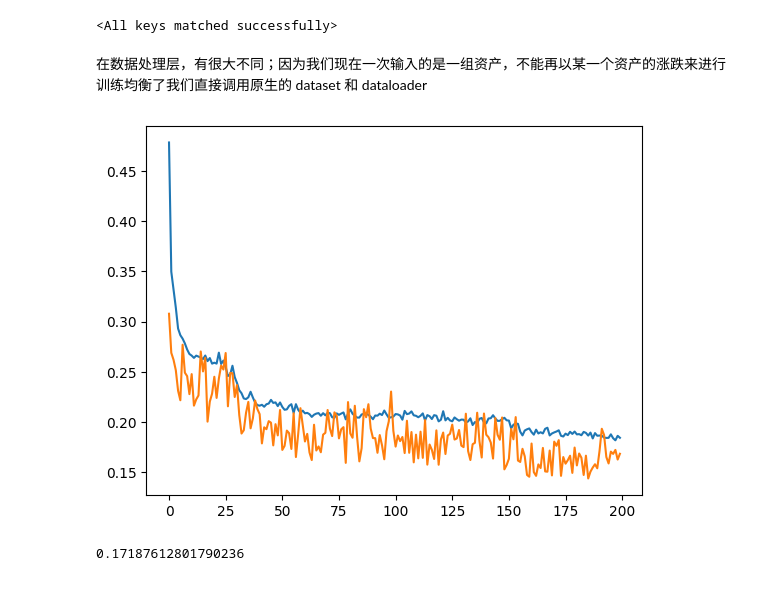
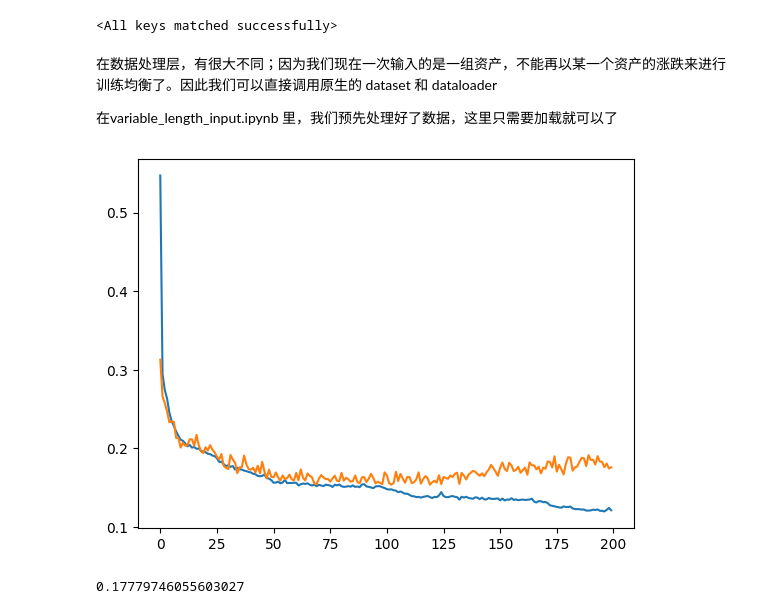
Before and after one commit to FerdinandEoverm/Index_Future_Prediction, a Jupyter notebook: Spatio-Temporal Transformer/spatio-temporal_transformer.ipynb, the cells around one changed output. Saved outputs shown, nothing was run; the diff lists cells and outputs as text; code cells hidden in the pictures.

```diff
--- a/Spatio-Temporal Transformer/spatio-temporal_transformer.ipynb
+++ b/Spatio-Temporal Transformer/spatio-temporal_transformer.ipynb
@@ -227,10 +161,10 @@ class Panel_Transformer_Backbone(nn.Module):
         self.temporal_embedding = TemporalEmbedding(dim_embedding = dim_temporal_embedding)
         self.panel_encoder = MultiLayerPanelEncoder(num_layer = num_layer, d_model = dim_encoder_input, num_head = num_head, num_ffn_hidden = dim_encoder_input * 2, dropout = dropout)
 
-    def forward(self, x):
+    def forward(self, x, weights):
         x = self.projection(x)
         x = self.temporal_embedding(x)
-        x = self.assets_embedding(x)
+        x = self.assets_embedding(x, weights)
         x = self.panel_encoder(x)
         return x
 
@@ -339,8 +253,6 @@ class Pretrain_Panel_Transformer(nn.Module):
         x_target = x_patched[target_mask]
 
         return x_reconstructed, x_target
-# %% [markdown]
-在数据处理层，有很大不同；因为我们现在一次输入的是一组资产，不能再以某一个资产的涨跌来进行训练均衡了我们直接调用原生的 dataset 和 dataloader
 # %%
 assets_list = [
     # 股指期货
@@ -365,23 +277,30 @@ assets_list = [
 ]
 # %%
 dim_raw_feature = 10
-patch_size = 10
-stride = 2
-mask_expand_size = 4
+patch_size = 8
+stride = 4
+mask_expand_size = 1
 seq_len = 120
-dim_projection = 120
+dim_projection = 112
 dim_temporal_embedding = 6
 dim_assets_embedding = 10
 num_bass_assets = 53
 num_head = 8
-num_layer = 1
-dropout = 0.3
+num_layer = 3
+dropout = 0.5
 
 batch_size = 64
-learning_rate = 1e-2
+learning_rate = 1e-3
 weight_decay = 0
 gamma = 1
 
+test_size = 128
+
+epochs = 200
 
 model = Pretrain_Panel_Transformer(dim_raw_feature, patch_size, stride, mask_expand_size, seq_len, dim_projection, dim_temporal_embedding, dim_assets_embedding, num_bass_assets, num_head, num_layer, dropout)
+# %% [markdown]
+在数据处理层，有很大不同；因为我们现在一次输入的是一组资产，不能再以某一个资产的涨跌来进行训练均衡了。因此我们可以直接调用原生的 dataset 和 dataloader
+
+在variable_length_input.ipynb 里，我们预先处理好了数据，这里只需要加载就可以了
 # %%
@@ -412,4 +327,5 @@ test_loader = DataLoader(test_set, batch_size, True)
 # %%
+# 预训练
 loss_fn = nn.HuberLoss()
 model = Pretrain_Panel_Transformer(
     dim_raw_feature,
@@ -429,43 +345,44 @@ model = Pretrain_Panel_Transformer(
 optimizer = torch.optim.AdamW(model.parameters(), lr=learning_rate, weight_decay = weight_decay)
 scheduler = lr_scheduler.StepLR(optimizer, step_size=1, gamma=gamma)
 
 
 def epoch():
     train_losses = []
     model.train()
-    for batch_x, batch_y in train_loader:
-        optimizer.zero_grad()
-        x_reconstructed, x_target = model(batch_x)
-        loss = loss_fn(x_reconstructed, x_target)
-        train_losses.append(loss.item())
-        loss.backward()
-        optimizer.step()
+    for loader in loaders:
+        for batch_x, batch_weights, batch_y in loader:
+            optimizer.zero_grad()
+            x_reconstructed, x_target = model(batch_x, batch_weights)
+            loss = loss_fn(x_reconstructed, x_target)
+            train_losses.append(loss.item())
+            loss.backward()
+            optimizer.step()
 
     test_losses = []
     model.eval()
     with torch.no_grad():
-        for batch_x, batch_y in test_loader:
-            x_reconstructed, x_target = model(batch_x)
+        for batch_x, batch_weights, batch_y in test_loader:
+            x_reconstructed, x_target = model(batch_x, batch_weights)
             loss = loss_fn(x_reconstructed, x_target)
             test_losses.append(loss.item())
     return np.mean(train_losses), np.mean(test_losses)
 
 def train(epochs = 30):
     train_losses = []
     test_losses = []
     for i in tqdm.tqdm(range(epochs)):
         train_loss, test_loss = epoch()
         train_losses.append(train_loss)
         test_losses.append(test_loss)
         scheduler.step()
     plt.plot(range(epochs), train_losses)
     plt.plot(range(epochs), test_losses)
     plt.show()
-    return np.mean(test_losses[-10:])
+    return np.mean(test_losses[-5:])
 
-final_loss = train(200)
+final_loss = train(epochs)
 print(final_loss)
 # torch.save(model.state_dict(), 'params/self_supervised_1.params')
 # %% [output]
-[figure, old version]
+[figure, new version]
-0.17187612801790236
+0.17779746055603027
```
Also changed, not shown: parts of 6 cells of this notebook.
